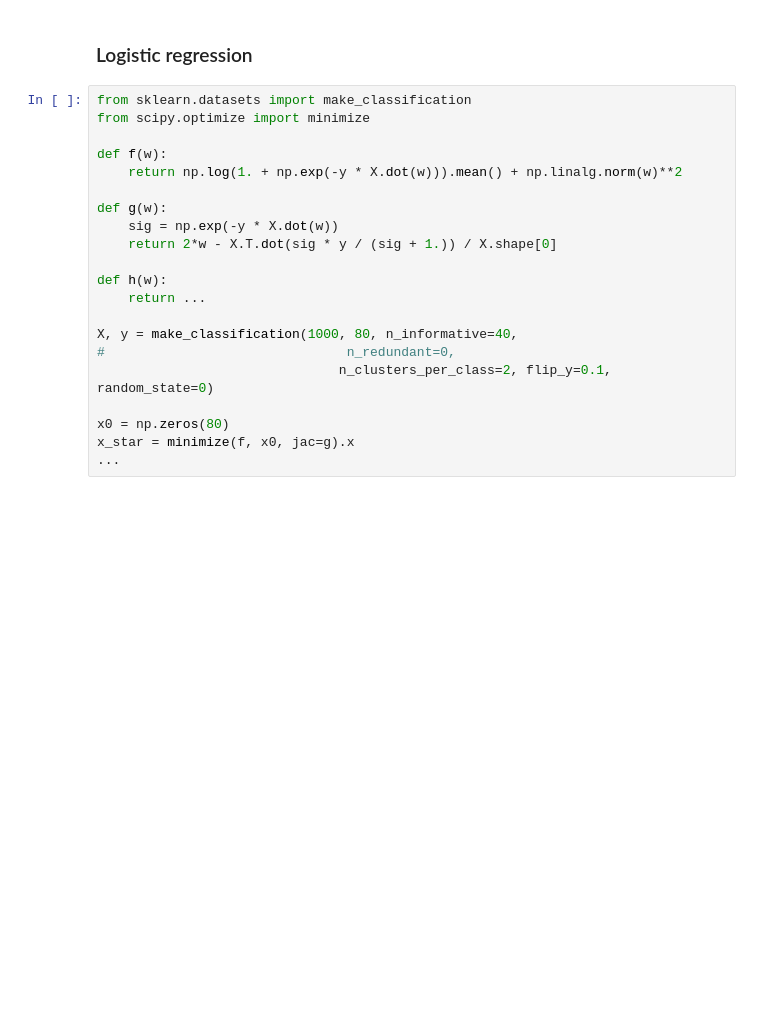
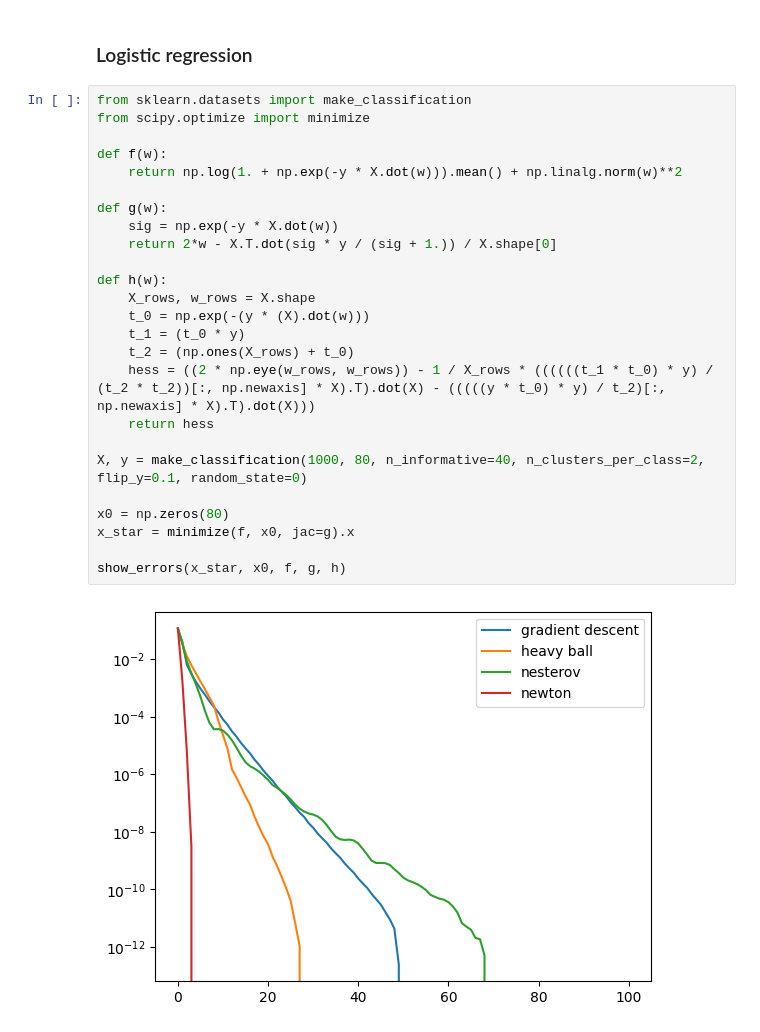
Before and after one commit to CallMeL/OML-hw, a Jupyter notebook: newtons_method.ipynb, the cells around one changed output. Drawn from its saved outputs; the diff is of its cells as text; blank space fills up the shorter version.

```diff
--- a/newtons_method.ipynb
+++ b/newtons_method.ipynb
@@ -226,21 +332,27 @@ x_star = np.linalg.lstsq(X, y, rcond=None)[0]
 # %%
 from sklearn.datasets import make_classification
 from scipy.optimize import minimize
 
 def f(w):
     return np.log(1. + np.exp(-y * X.dot(w))).mean() + np.linalg.norm(w)**2
 
 def g(w):
     sig = np.exp(-y * X.dot(w))
     return 2*w - X.T.dot(sig * y / (sig + 1.)) / X.shape[0]
 
 def h(w):
-    return ...
+    X_rows, w_rows = X.shape
+    t_0 = np.exp(-(y * (X).dot(w)))
+    t_1 = (t_0 * y)
+    t_2 = (np.ones(X_rows) + t_0)
+    hess = ((2 * np.eye(w_rows, w_rows)) - 1 / X_rows * ((((((t_1 * t_0) * y) / (t_2 * t_2))[:, np.newaxis] * X).T).dot(X) - (((((y * t_0) * y) / t_2)[:, np.newaxis] * X).T).dot(X)))
+    return hess
 
-X, y = make_classification(1000, 80, n_informative=40,
-#                               n_redundant=0,
-                               n_clusters_per_class=2, flip_y=0.1, random_state=0)
+X, y = make_classification(1000, 80, n_informative=40, n_clusters_per_class=2, flip_y=0.1, random_state=0)
 
 x0 = np.zeros(80)
 x_star = minimize(f, x0, jac=g).x
-...
+
+show_errors(x_star, x0, f, g, h)
+# %% [output]
+[figure, added]
```
Also changed, not shown: parts of 10 cells of this notebook.
